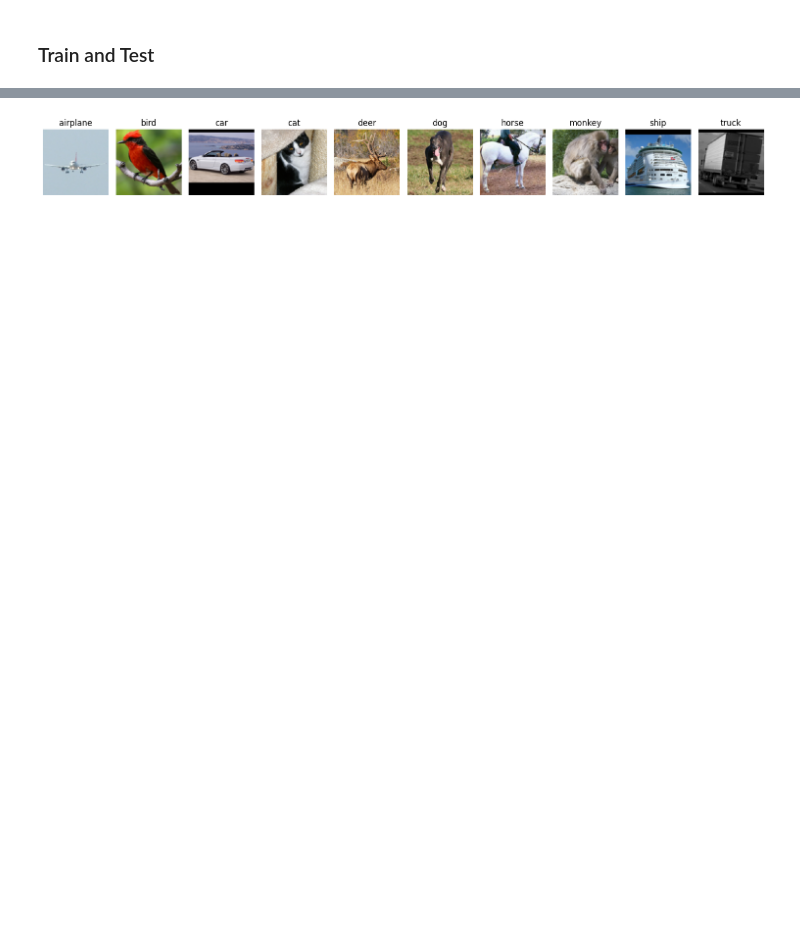
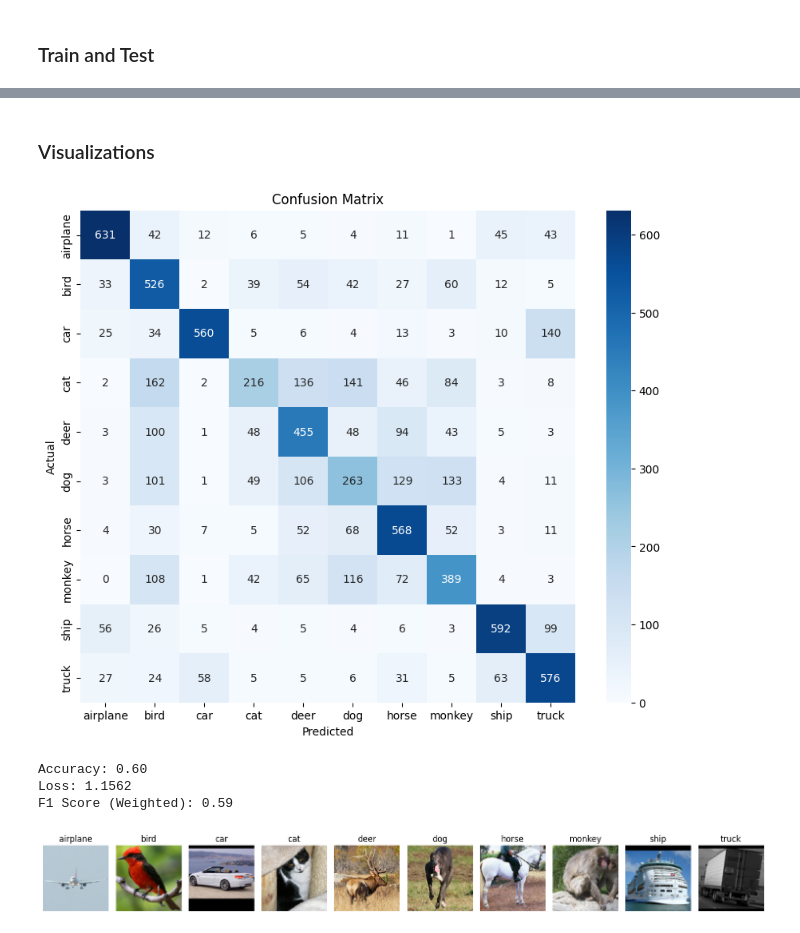
Before and after one commit to AndrewChang-cpu/CNN-STL-10, a Jupyter notebook: main.ipynb, the cells around one changed output, grey strips where cells are left out. Saved outputs shown, nothing was run; the diff lists cells and outputs as text; code cells hidden in the pictures; blank space fills up the shorter version.

```diff
--- a/main.ipynb
+++ b/main.ipynb
@@ -233,3 +205,0 @@ Accuracy: 53.60%
-# %%
-train_model_with_loss_plot(model, train_loader, test_loader, criterion, optimizer, num_epochs=10, train_losses=train_losses, val_losses=val_losses)
-test_model(model, test_loader)
@@ -265 +227,58 @@ plot_loss_curves(train_losses, val_losses)
+# %% [markdown]
+### Visualizations
+# %%
+from sklearn.metrics import confusion_matrix, classification_report
+import seaborn as sns
+import numpy as np
+
+def evaluate_model_and_confusion_matrix(model, dataloader, classes):
+    model.eval()
+    all_preds = []
+    all_labels = []
+    total_loss = 0
+    criterion = nn.CrossEntropyLoss()  # Use the same loss function as during training
+
+    with torch.no_grad():
+        for images, labels in dataloader:
+            images, labels = images.to(device), labels.to(device)
+
+            # Forward pass
+            outputs = model(images)
+            loss = criterion(outputs, labels)
+            total_loss += loss.item()
+
+            # Store predictions and labels
+            _, preds = torch.max(outputs, 1)
+            all_preds.extend(preds.cpu().numpy())
+            all_labels.extend(labels.cpu().numpy())
+
+    # Calculate metrics
+    accuracy = np.mean(np.array(all_preds) == np.array(all_labels))
+    f1_score = classification_report(all_labels, all_preds, target_names=classes, output_dict=True)['weighted avg']['f1-score']
+
+    # Confusion matrix
+    conf_matrix = confusion_matrix(all_labels, all_preds)
+
+    # Plot confusion matrix
+    plt.figure(figsize=(10, 8))
+    sns.heatmap(conf_matrix, annot=True, fmt='d', cmap='Blues', xticklabels=classes, yticklabels=classes)
+    plt.xlabel('Predicted')
+    plt.ylabel('Actual')
+    plt.title('Confusion Matrix')
+    plt.show()
+
+    print(f"Accuracy: {accuracy:.2f}")
+    print(f"Loss: {total_loss / len(dataloader):.4f}")
+    print(f"F1 Score (Weighted): {f1_score:.2f}")
+
+# Class names for STL-10
+classes = ['airplane', 'bird', 'car', 'cat', 'deer', 'dog', 'horse', 'monkey', 'ship', 'truck']
+
+# Evaluate the model and create confusion matrix
+evaluate_model_and_confusion_matrix(model, test_loader, classes)
+# %% [output]
+[figure, added]
+Accuracy: 0.60
+Loss: 1.1562
+F1 Score (Weighted): 0.59
 # %%
```
Also changed, not shown: parts of 11 cells of this notebook, 1 other file.
